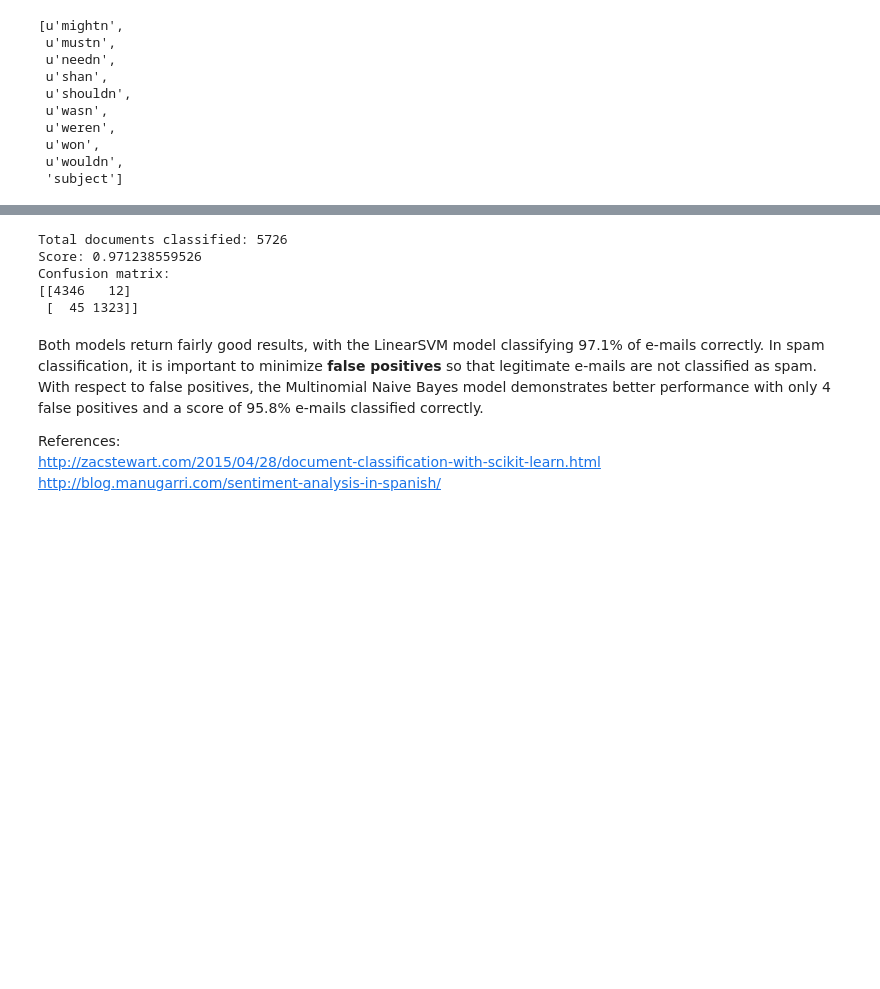
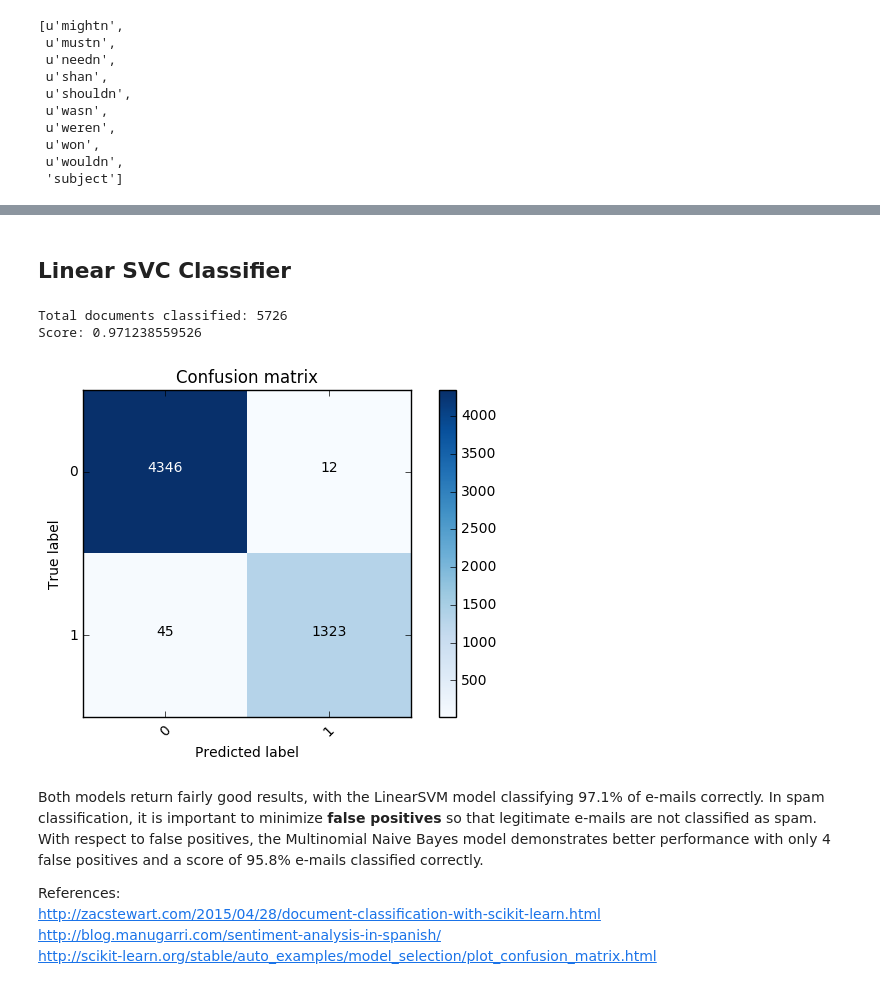
Before and after one commit to jpshih/Projects, a Jupyter notebook: Spam Classification with NTLK and scikit-learn.ipynb, the cells around one changed output, grey strips where cells are left out. Saved outputs shown, nothing was run; the diff lists cells and outputs as text; code cells hidden in the pictures; blank space fills up the shorter version.

```diff
--- a/Spam Classification with NTLK and scikit-learn.ipynb
+++ b/Spam Classification with NTLK and scikit-learn.ipynb
@@ -105,41 +134,46 @@ Confusion matrix:
+# %% [markdown]
+## Linear SVC Classifier
 # %%
 #set up LinearSVC pipeline
 
 pipeline2 = Pipeline([
     ('count_vectorizer', CountVectorizer( lowercase = True, #convert text to lowercase
                                           stop_words = stopwords_list)), #remove stopwords
     ('tfidf_transformer',  TfidfTransformer()), #weighs terms by importance to help with feature selection
     ('classifier', LinearSVC())
 ])
 
 k_fold = KFold(n=len(emails), n_folds=10)
 scores = []
 confusion = np.array([[0, 0], [0, 0]])
 
 for train_indices, test_indices in k_fold:
     train_text = emails.iloc[train_indices]['cleaned'].values
     train_y = emails.iloc[train_indices]['spam'].values
 
     test_text = emails.iloc[test_indices]['cleaned'].values
     test_y = emails.iloc[test_indices]['spam'].values
 
     pipeline2.fit(train_text, train_y)
     predicted = pipeline2.predict(test_text)
 
     confusion += confusion_matrix(test_y, predicted)
     score = f1_score(test_y, predicted)
     scores.append(score)
 
 print 'Total documents classified:', len(emails)
 print 'Score:', sum(scores)/len(scores)
-print 'Confusion matrix:'
-print confusion
+
+# plot confusion matrix
+plt.figure()
+plot_confusion_matrix(confusion, classes=[0,1],
+                      title='Confusion matrix')
+
+plt.show()
 # %% [output]
 Total documents classified: 5726
 Score: 0.971238559526
-Confusion matrix:
-[[4346   12]
- [  45 1323]]
+[figure, added]
 # %% [markdown]
 Both models return fairly good results, with the LinearSVM model classifying 97.1% of e-mails correctly. In spam classification, it is important to minimize **false positives** so that legitimate e-mails are not classified as spam. With respect to false positives, the Multinomial Naive Bayes model demonstrates better performance with only 4 false positives and a score of 95.8% e-mails classified correctly.
 
@@ -148,3 +182,4 @@ Both models return fairly good results, with the LinearSVM model classifying 97.
 References:
 http://zacstewart.com/2015/04/28/document-classification-with-scikit-learn.html
 http://blog.manugarri.com/sentiment-analysis-in-spanish/
+http://scikit-learn.org/stable/auto_examples/model_selection/plot_confusion_matrix.html
```
Also changed, not shown: parts of 4 cells of this notebook.
